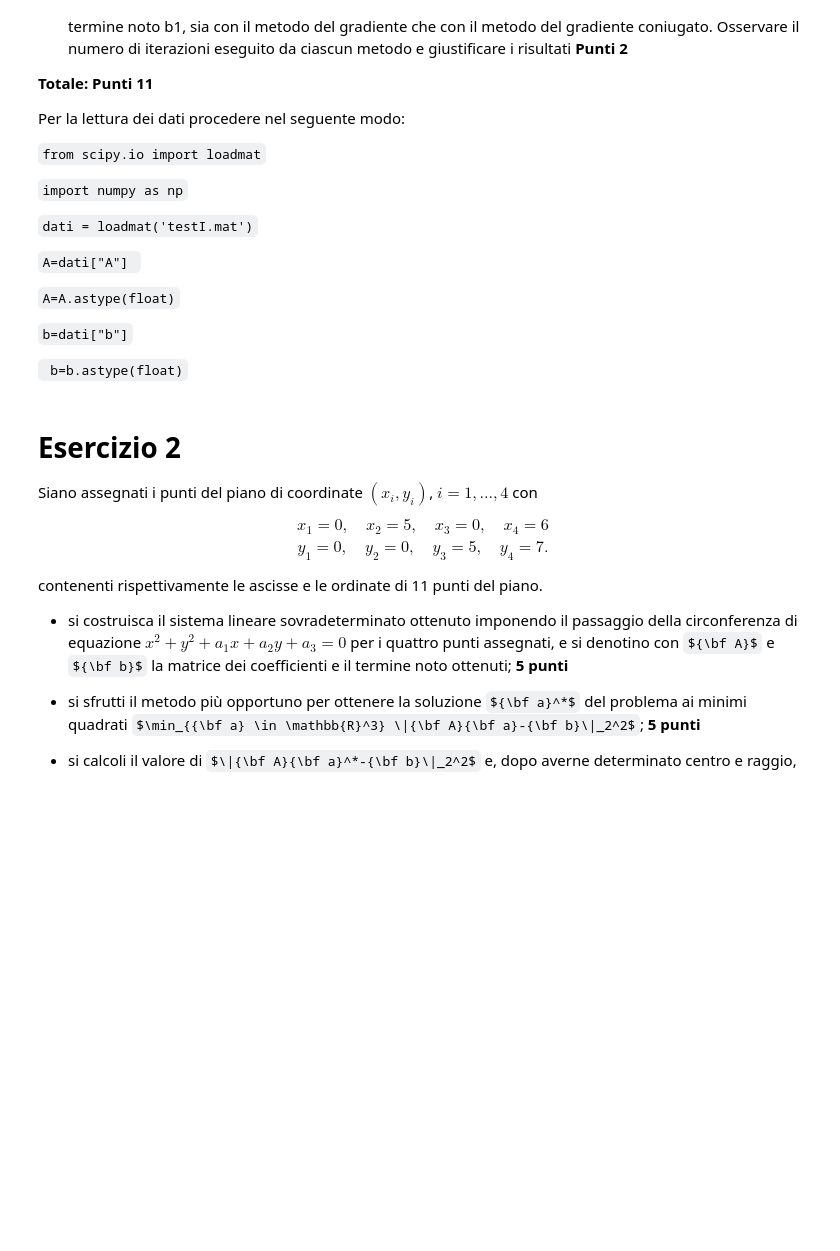
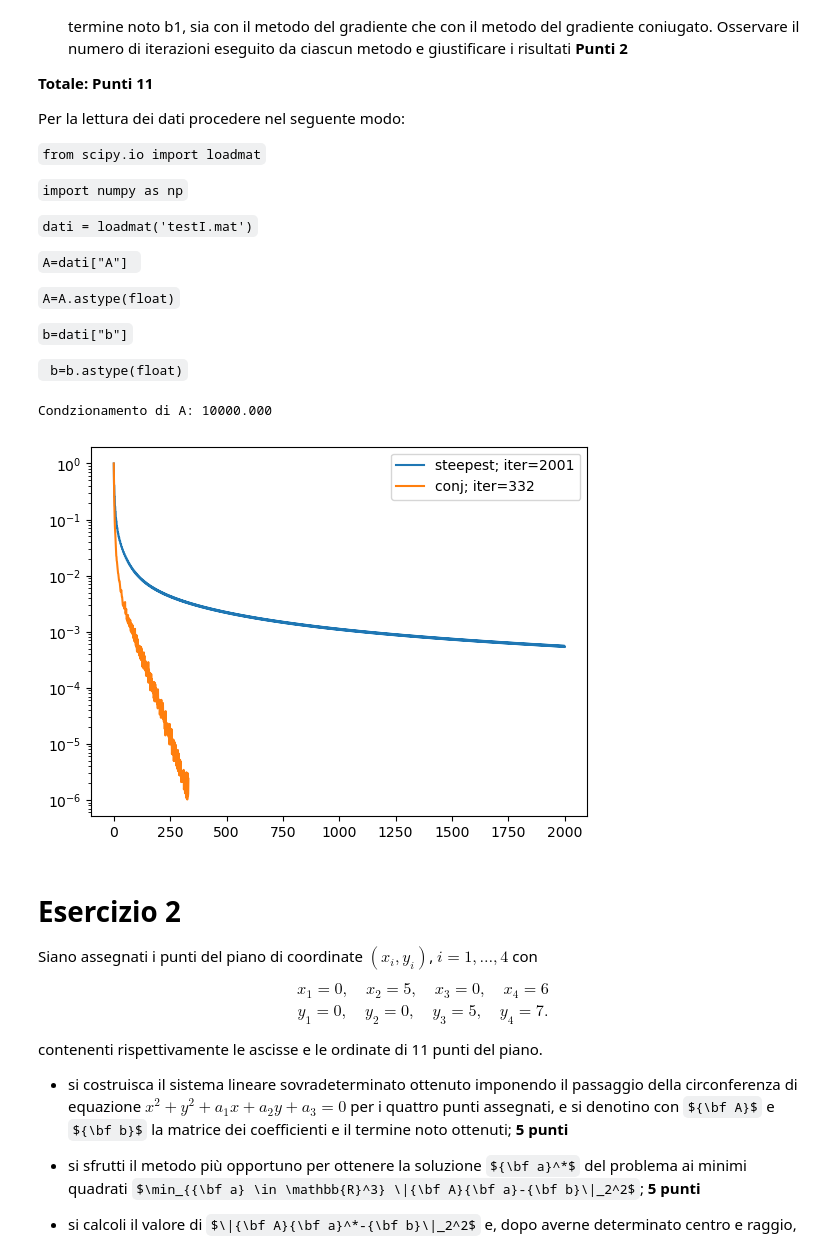
Before and after one commit to KeegTheBoi/metodi_numerici_es, a Jupyter notebook: Exam Attempts/Esame21Luglio_TurnoII/K_21Luglio_2023_Turno_II.ipynb, the cells around one changed output. Drawn from its saved outputs; the diff is of its cells as text; code cells hidden in the pictures; some formulas as TeX source; blank space fills up the shorter version.

```diff
--- a/Exam Attempts/Esame21Luglio_TurnoII/K_21Luglio_2023_Turno_II.ipynb
+++ b/Exam Attempts/Esame21Luglio_TurnoII/K_21Luglio_2023_Turno_II.ipynb
@@ -30,6 +30,79 @@ Per la lettura dei dati procedere nel seguente modo:
 `` b=dati["b"] ``
 
 `` b=b.astype(float)``
+# %%
+from scipy.io import loadmat
+
+import numpy as np
+import numpy.linalg as lin
+import scipy.linalg as splin
+from itertools import takewhile
+import matplotlib.pyplot as plt
+from numpy.linalg import matrix_rank as rank
+from numpy.linalg import norm
+
+dati = loadmat('testI.mat')
+A=dati["A"]
+A=A.astype(float)
+b=dati["b"]
+b=b.astype(float).ravel()
+
+print(f'Condzionamento di A: {lin.cond(A):.3f}')
+# plt.spy(A)
+plt.show()
+
+assert(all(lin.eigvals(A) > 0))
+assert(splin.issymmetric(A))
+
+def iterate(func, start):
+    while True:
+        yield start
+        start = func(*start)
+
+def steep(A, b, alfa, dir, toll=1e-6, itmax=2000):
+    x0 = np.zeros_like(b)
+    r = A @ x0 - b
+    err = lambda n,d: norm(n) / norm(d)
+
+    stop_criteria = lambda i, args: i < itmax and err(args[1], b) > toll
+
+    def passo(x, r, p):
+        a = alfa(A, r, p)
+        nr = r + a * (A.T @ p)
+        return x + a*p, nr, dir(nr, r, p)
+
+    iter = iterate(passo, (x0, r, -r))
+    arr = list(dict(takewhile(lambda param: stop_criteria(*param), enumerate(iter))).values()) + [next(iter)]
+
+    x_arr = [x for x, _, _ in arr]
+    return x_arr[-1], len(x_arr), [err(r, b) for _, r, _ in arr]
+
+
+
+def steepest(A, b):
+    alfa = lambda A, r, p: (-r.T @ p) / (A.T @ p @ p)
+    dir = lambda nr, r, p: -r
+    return steep(A, b, alfa, dir)
+
+def conj(A, b):
+    alfa = lambda A, r, p: (r.T @ r) / (A.T @ p @ p)
+    def dir(nr, r, p):
+        gamma = (nr.T @ nr) / (r.T @ r)
+        return -nr + (gamma * p)
+    return steep(A, b, alfa, dir)
+
+
+def plot_error(A, b, method, name):
+    _, it, err = method(A, b)
+    plt.semilogy(range(it), err, label=name + f'; iter={it}')
+    plt.legend()
+
+plot_error(A, b, steepest, 'steepest')
+plot_error(A, b, conj, 'conj')
+plt.show()
+# %% [output]
+Condzionamento di A: 10000.000
+[figure, added]
 # %% [markdown]
 # Esercizio 2
 
```
Also changed, not shown: 6 other files.
